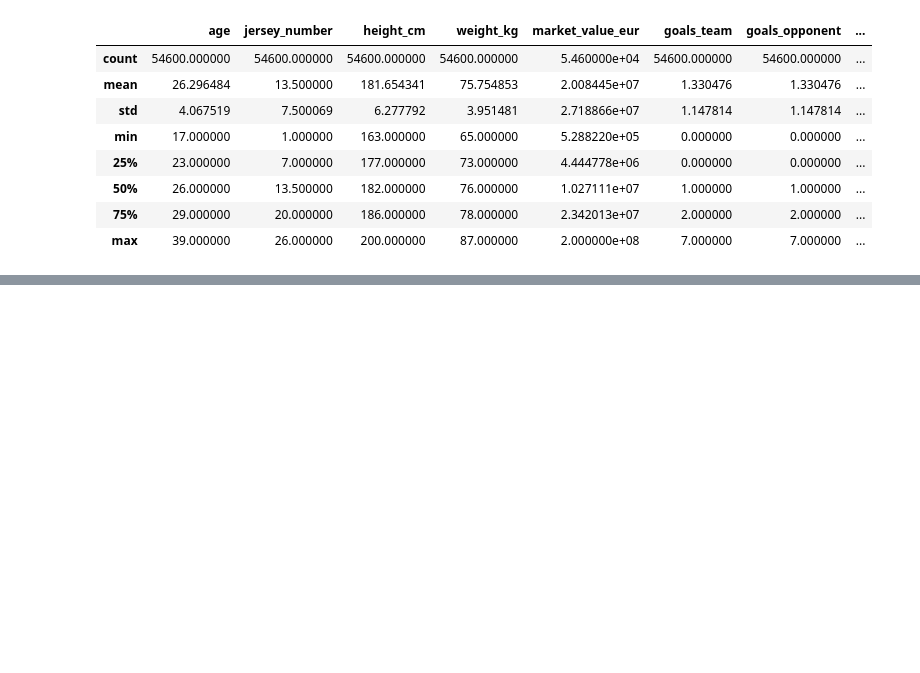
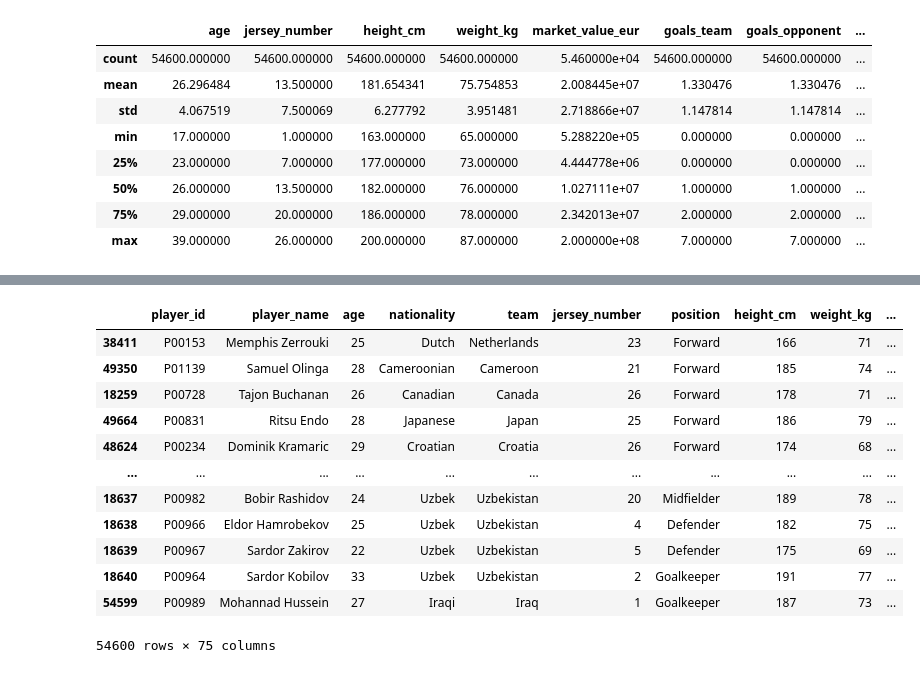
Before and after one commit to nicolas-hidalgo123/Fundamentos-programaci-n-y-bases-de-datos, a Jupyter notebook: proyecto_grupal/trabajo_final.ipynb, the cells around one changed output, grey strips where cells are left out. Saved outputs shown, nothing was run; the diff lists cells and outputs as text; code cells hidden in the pictures; blank space fills up the shorter version.

```diff
--- a/proyecto_grupal/trabajo_final.ipynb
+++ b/proyecto_grupal/trabajo_final.ipynb
@@ -98,0 +114,18 @@ df.describe()
+# %%
+df.goals.sum()
+
+df.sort_values(by="goals", ascending= False)
+# %% [output]
+|  | player_id | player_name | age | nationality | team | jersey_number | position | height_cm | weight_kg | ... |
+| 38411 | P00153 | Memphis Zerrouki | 25 | Dutch | Netherlands | 23 | Forward | 166 | 71 | ... |
+| 49350 | P01139 | Samuel Olinga | 28 | Cameroonian | Cameroon | 21 | Forward | 185 | 74 | ... |
+| 18259 | P00728 | Tajon Buchanan | 26 | Canadian | Canada | 26 | Forward | 178 | 71 | ... |
+| 49664 | P00831 | Ritsu Endo | 28 | Japanese | Japan | 25 | Forward | 186 | 79 | ... |
+| 48624 | P00234 | Dominik Kramaric | 29 | Croatian | Croatia | 26 | Forward | 174 | 68 | ... |
+| ... | ... | ... | ... | ... | ... | ... | ... | ... | ... | ... |
+| 18637 | P00982 | Bobir Rashidov | 24 | Uzbek | Uzbekistan | 20 | Midfielder | 189 | 78 | ... |
+| 18638 | P00966 | Eldor Hamrobekov | 25 | Uzbek | Uzbekistan | 4 | Defender | 182 | 75 | ... |
+| 18639 | P00967 | Sardor Zakirov | 22 | Uzbek | Uzbekistan | 5 | Defender | 175 | 69 | ... |
+| 18640 | P00964 | Sardor Kobilov | 33 | Uzbek | Uzbekistan | 2 | Goalkeeper | 191 | 77 | ... |
+| 54599 | P00989 | Mohannad Hussein | 27 | Iraqi | Iraq | 1 | Goalkeeper | 187 | 73 | ... |
+54600 rows × 75 columns
```
Also changed, not shown: parts of 4 cells of this notebook.
